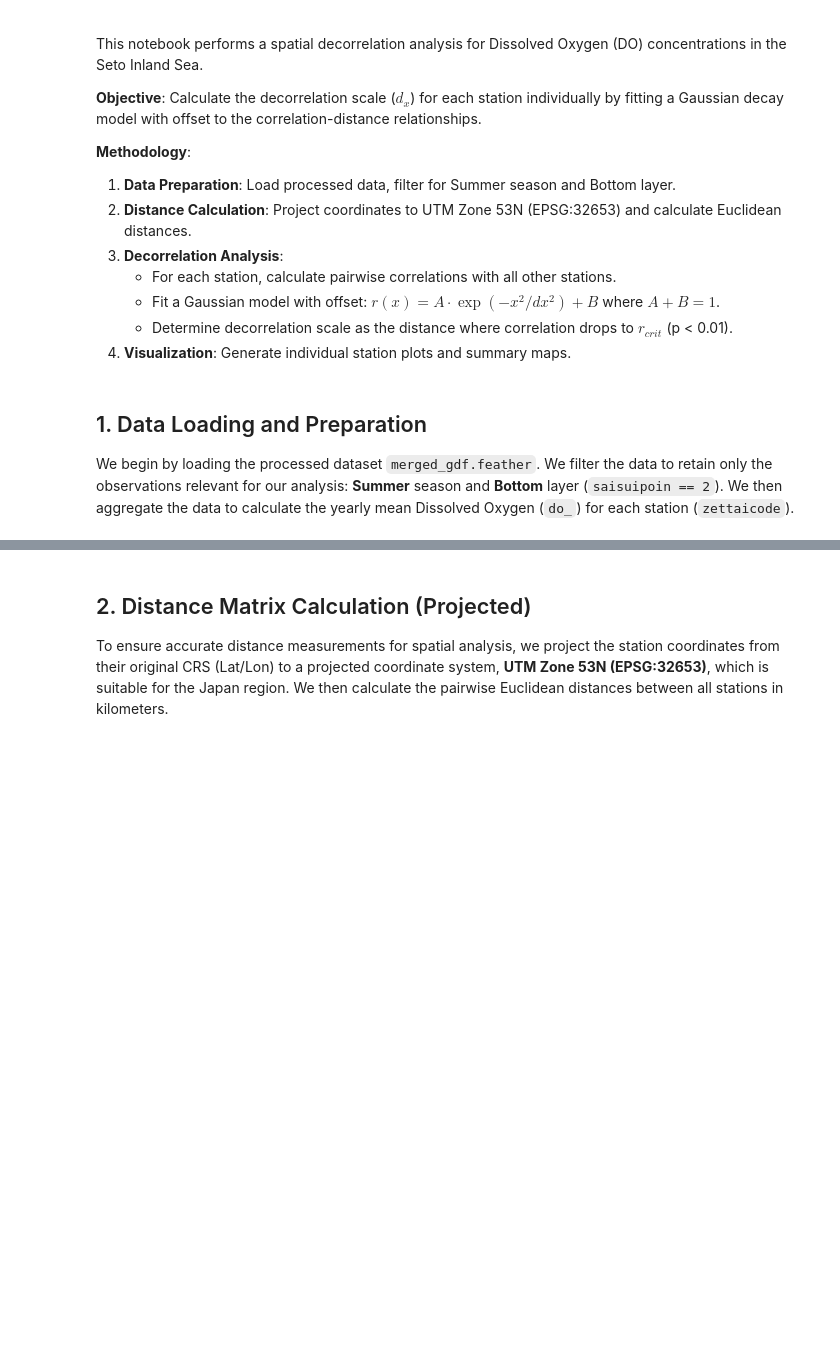
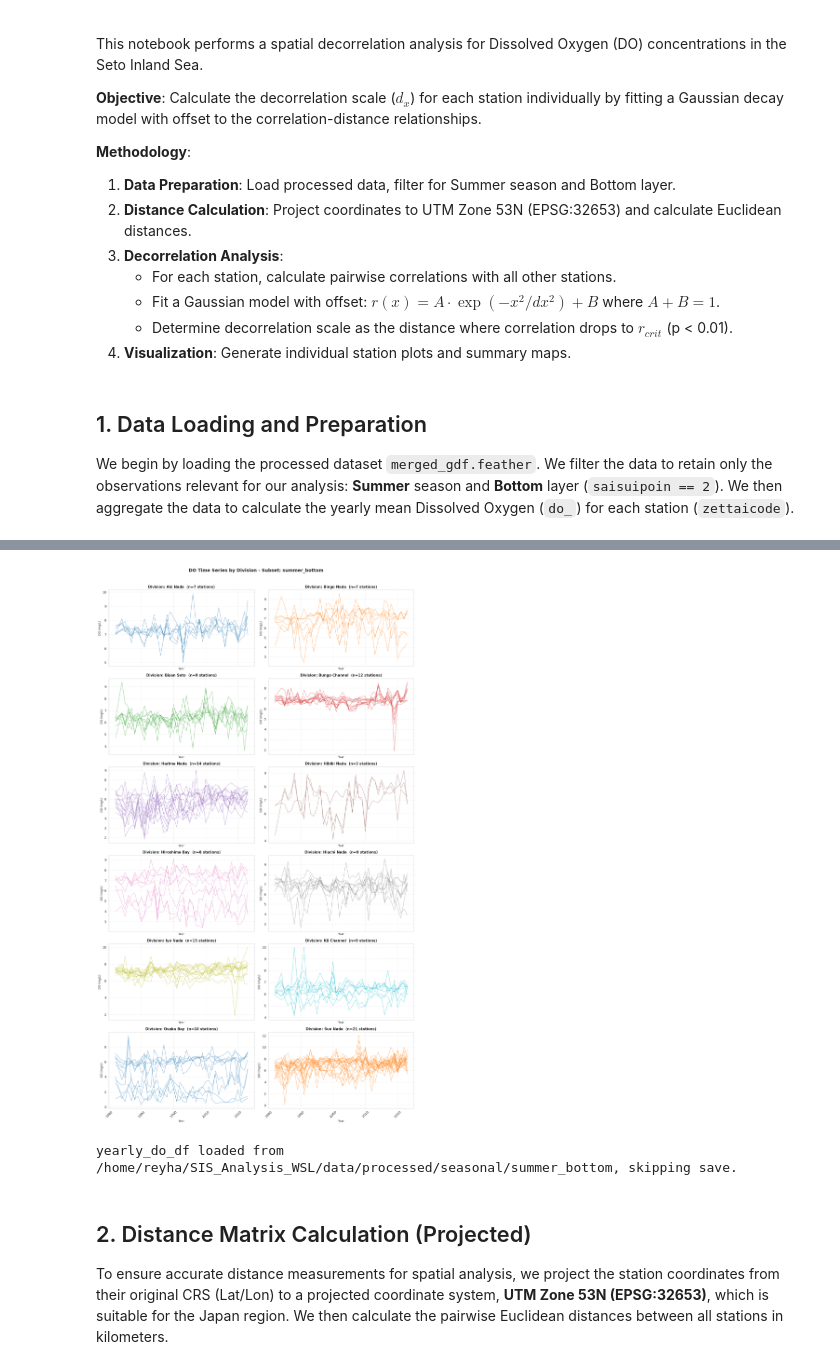
Before and after one commit to reyhanstig/SIS_Analysis_WSL, a Jupyter notebook: notebooks/pipeline/08_Decorrelation_Analysis_v3.ipynb, the cells around one changed output, grey strips where cells are left out. Saved outputs shown, nothing was run; the diff lists cells and outputs as text; code cells hidden in the pictures; blank space fills up the shorter version.

Commit message:
Analysis progress and clean-up

```diff
--- a/notebooks/pipeline/08_Decorrelation_Analysis_v3.ipynb
+++ b/notebooks/pipeline/08_Decorrelation_Analysis_v3.ipynb
@@ -105,3 +76,79 @@ yearly_do_df.to_csv(ProjectPaths.PROCESSED_DATA_DIR/'yearly_do_df.csv', index=Tr
+# %%
+# ── Time Series: DO by Division (Water Mass) ─────────────────────────
+
+# 1. Build a station → division lookup from merged_gdf (handles any seasonal subset)
+station_division = (
+    merged_gdf[['zettaicode', 'division']]
+    .drop_duplicates('zettaicode')
+    .set_index('zettaicode')['division']
+)
+
+# 2. Align with yearly_do_df (stations that survived the subset analysis)
+station_division = station_division.reindex(yearly_do_df.index)
+
+# 3. Get sorted list of divisions for consistent colour assignment
+divisions = sorted(station_division.dropna().unique())
+
+# 4. Colour palette – one colour per division
+palette = sns.color_palette("tab10", n_colors=len(divisions))
+div_colour = dict(zip(divisions, palette))
+
+# 5. Build a long-form DataFrame for easy plotting
+yearly_long = (
+    yearly_do_df
+    .reset_index()
+    .rename(columns={'index': 'zettaicode'})  # In case index is named differently
+    .melt(id_vars='zettaicode', var_name='year', value_name='do_')
+)
+yearly_long['division'] = yearly_long['zettaicode'].map(station_division)
+yearly_long['year'] = pd.to_numeric(yearly_long['year'], errors='coerce')
+
+# 6. Plot – one subplot per division
+ncols = 2
+nrows = -(-len(divisions) // ncols)   # ceiling division
+
+fig, axes = plt.subplots(nrows, ncols,
+                         figsize=(14, 4 * nrows),
+                         sharey=False, sharex=True)
+axes = axes.flatten()
+
+for ax, div in zip(axes, divisions):
+    div_data = yearly_long[yearly_long['division'] == div]
+    stations_in_div = div_data['zettaicode'].unique()
+
+    for station in stations_in_div:
+        stn_data = div_data[div_data['zettaicode'] == station].dropna(subset=['do_'])
+        ax.plot(
+            stn_data['year'], stn_data['do_'],
+            color=div_colour[div],
+            alpha=0.55, linewidth=1.0, label=station
+        )
+
+    ax.set_title(f'Division: {div}  (n={len(stations_in_div)} stations)',
+                 fontsize=11, fontweight='bold')
+    ax.set_xlabel('Year', fontsize=9)
+    ax.set_ylabel('DO (mg/L)', fontsize=9)
+    ax.grid(True, linestyle='--', alpha=0.4)
+    ax.tick_params(axis='x', rotation=45)
+
+# Hide any unused subplots
+for ax in axes[len(divisions):]:
+    ax.set_visible(False)
+
+# Make the title dynamic based on the currently loaded subset
+subset_name = Path(subset_dir).name
+fig.suptitle(f'DO Time Series by Division - Subset: {subset_name}',
+             fontsize=14, fontweight='bold', y=1.01)
+plt.tight_layout()
+plt.show()
+# %% [output]
+[figure, added]
+# %%
+# yearly_do_df is now loaded from subset_dir, not saved here.
+# (it was already created by 02_Create_Seasonal_Datasets.ipynb)
+print(f"yearly_do_df loaded from {subset_dir}, skipping save.")
+# %% [output]
+yearly_do_df loaded from /home/reyha/SIS_Analysis_WSL/data/processed/seasonal/summer_bottom, skipping save.
 # %% [markdown]
 ## 2. Distance Matrix Calculation (Projected)
 
```
Also changed, not shown: parts of 7 cells of this notebook, 15 other files.
